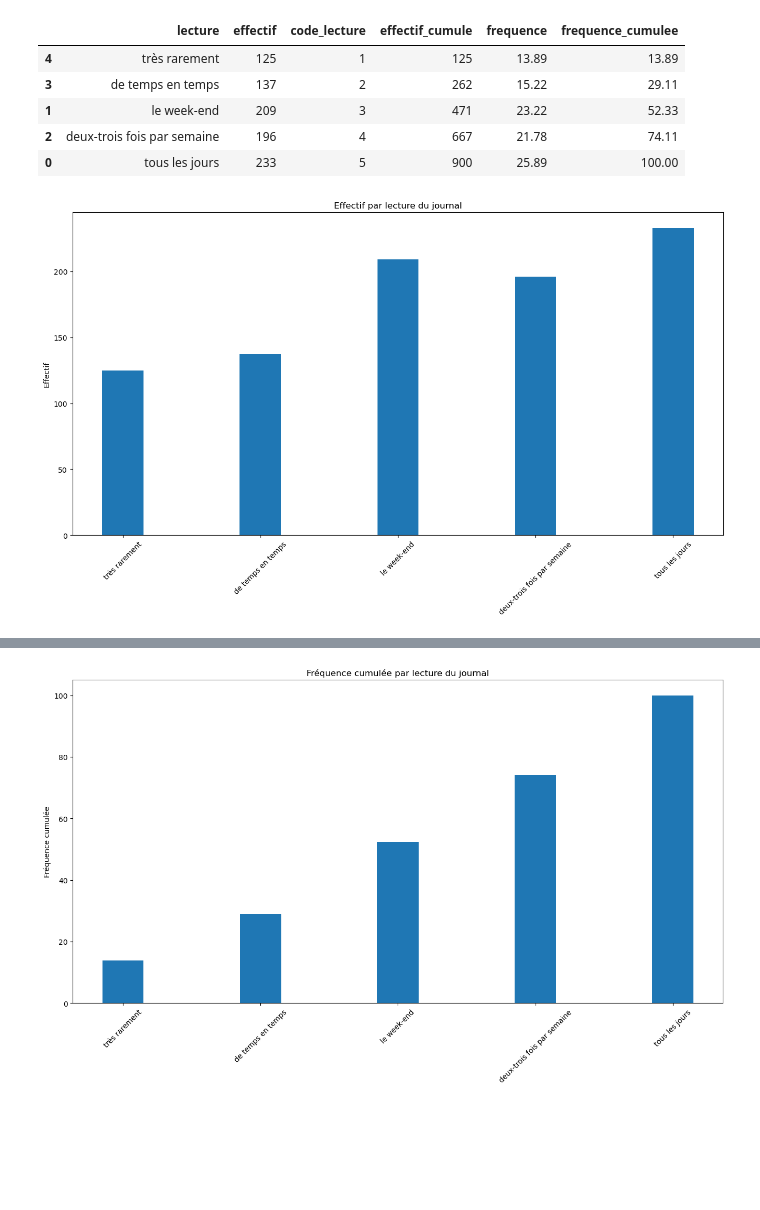
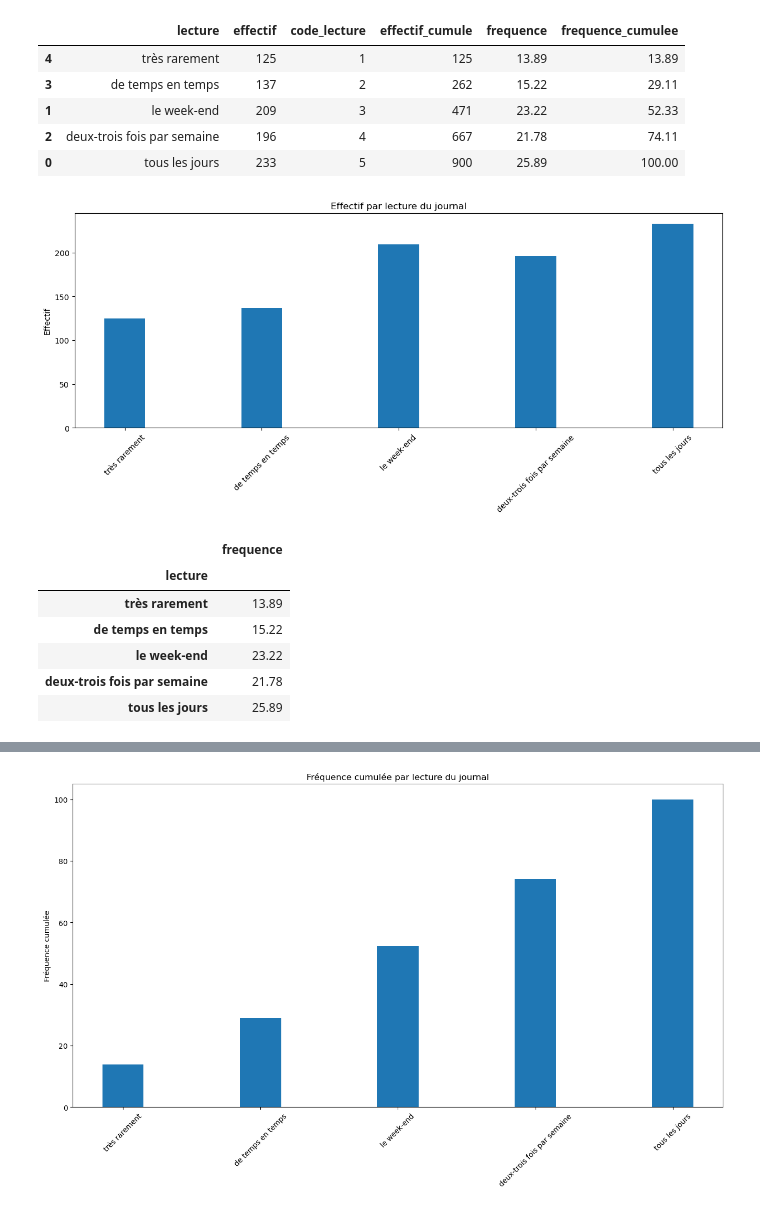
Before and after one commit to Sciences-historiques-numeriques/histoire_numerique_methodes, a Jupyter notebook: statistiques_descriptives/analyse_univariee_quali.ipynb, the cells around one changed output, grey strips where cells are left out. Saved outputs shown, nothing was run; the diff lists cells and outputs as text; code cells hidden in the pictures; blank space fills up the shorter version.

Commit message:
amélioration graphiques

```diff
--- a/statistiques_descriptives/analyse_univariee_quali.ipynb
+++ b/statistiques_descriptives/analyse_univariee_quali.ipynb
@@ -212,23 +212,35 @@ df_lecture_journal
 # %%
 # Distribution par lecture journal
 
 objects = [l for l in sgb_lecture_journal.index]
 eff = [l for l in sgb_lecture_journal.values]
 
 
 objects = [l for l in df_lecture_journal.sort_values('code_lecture')['lecture']]
 eff = [l for l in df_lecture_journal.sort_values('code_lecture')['effectif']]
 
 p1 = plt.bar(objects, eff, width=0.3)
 
 #plt.xticks(l5Years)
 plt.ylabel('Effectif')
 plt.title('Effectif par lecture du journal')
-plt.gcf().set_size_inches(16, 8)
+plt.gcf().set_size_inches(15, 5)
 #plt.gca().axes.get_xaxis().set_visible(False)
 # supported formats: eps, pdf, pgf, png, ps, raw, rgba, svg, svgz
 #plt.savefig('exported_pictures/effectifs_naissances_par_annee.png', dpi=100, bbox_inches = "tight") #pdf, svg
 plt.xticks(rotation=45)
 plt.show()
 # %% [output]
-[figure, old version]
+[figure, new version]
+# %%
+lect_jour = df_lecture_journal[['lecture', 'frequence']]
+lect_jour.set_index('lecture', inplace=True)
+lect_jour.head()
+# %% [output]
+|  | frequence |
+| lecture |  |
+| très rarement | 13.89 |
+| de temps en temps | 15.22 |
+| le week-end | 23.22 |
+| deux-trois fois par semaine | 21.78 |
+| tous les jours | 25.89 |
```
Also changed, not shown: parts of 5 cells of this notebook.
